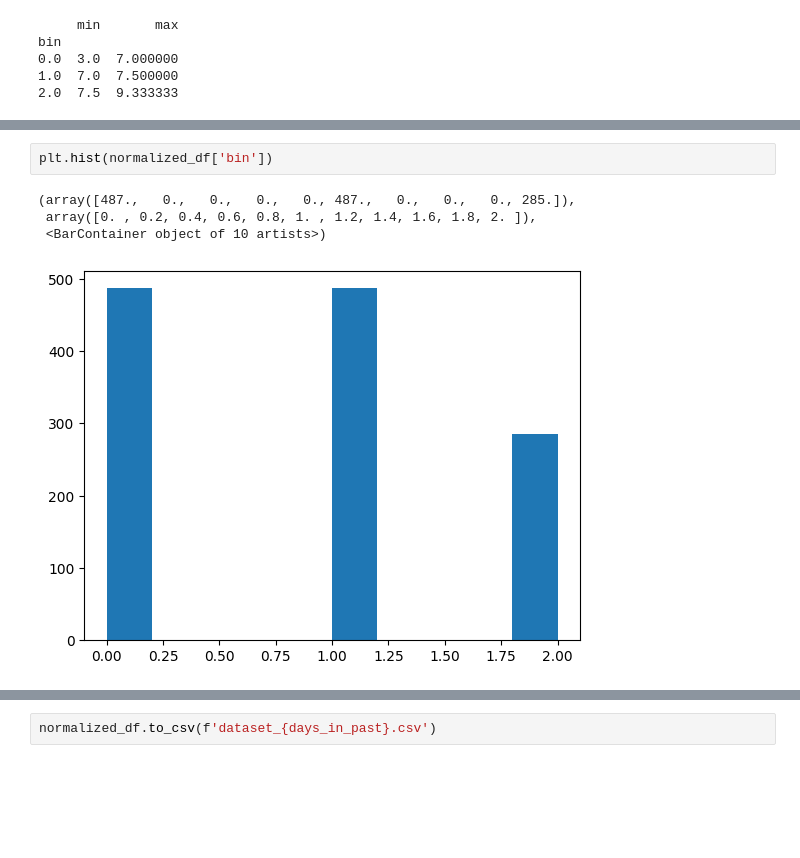
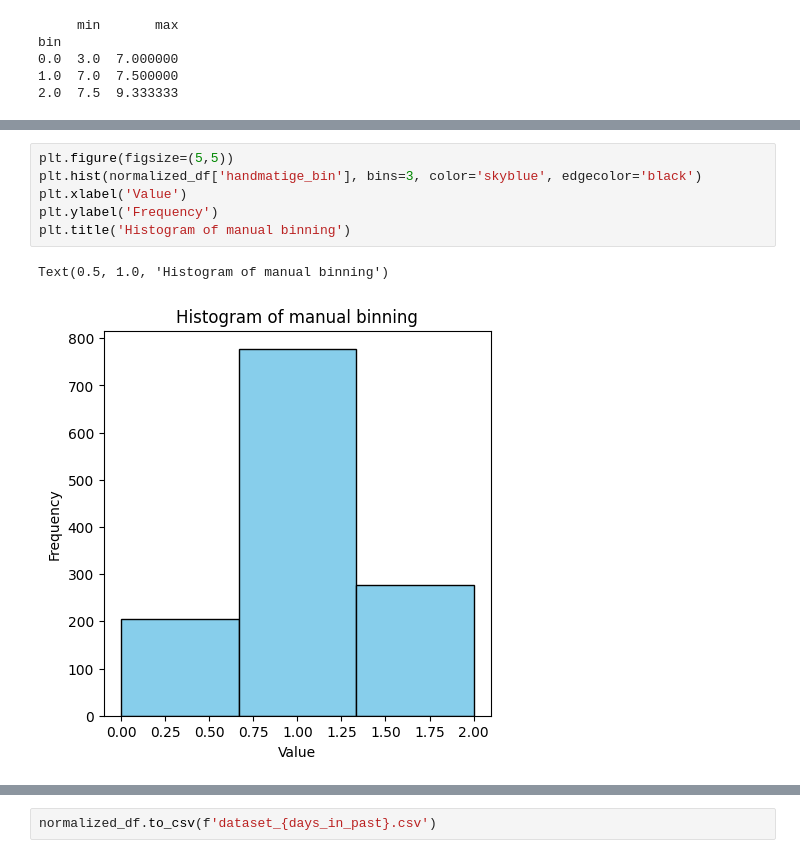
Before and after one commit to Tunde-ssbb/Data-Mining-Techniques-79, a Jupyter notebook: dataset_creation.ipynb, the cells around one changed output, grey strips where cells are left out. Cells and saved outputs as stored; diff of their text form; blank space fills up the shorter version.

```diff
--- a/dataset_creation.ipynb
+++ b/dataset_creation.ipynb
@@ -238,10 +238,12 @@ Try using .loc[row_indexer,col_indexer] = value instead
 
 See the caveats in the documentation: https://pandas.pydata.org/pandas-docs/stable/user_guide/indexing.html#returning-a-view-versus-a-copy
   normalized_df['handmatige_bin'] = normalized_df['Target'].apply(
-# %%
-plt.hist(normalized_df['bin'])
-# %% [output]
-(array([487.,   0.,   0.,   0.,   0., 487.,   0.,   0.,   0., 285.]),
- array([0. , 0.2, 0.4, 0.6, 0.8, 1. , 1.2, 1.4, 1.6, 1.8, 2. ]),
- <BarContainer object of 10 artists>)
-[figure, removed]
+# %%
+plt.figure(figsize=(5,5))
+plt.hist(normalized_df['handmatige_bin'], bins=3, color='skyblue', edgecolor='black')
+plt.xlabel('Value')
+plt.ylabel('Frequency')
+plt.title('Histogram of manual binning')
+# %% [output]
+Text(0.5, 1.0, 'Histogram of manual binning')
+[figure, added]
```
Also changed, not shown: parts of 5 cells of this notebook, 2 other files.
